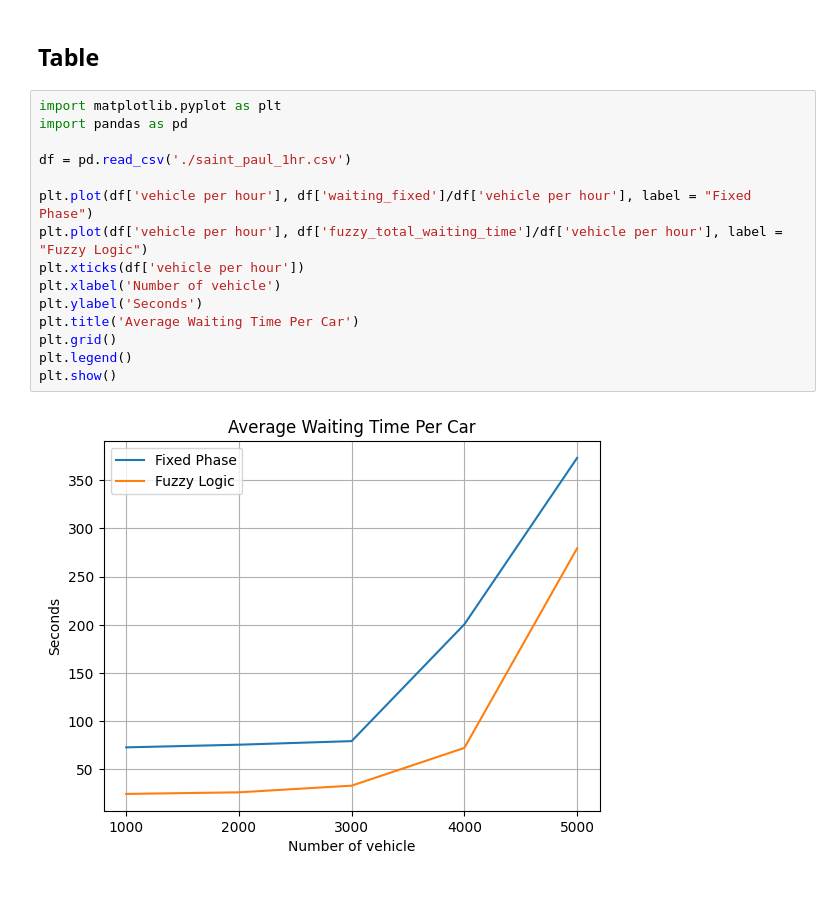
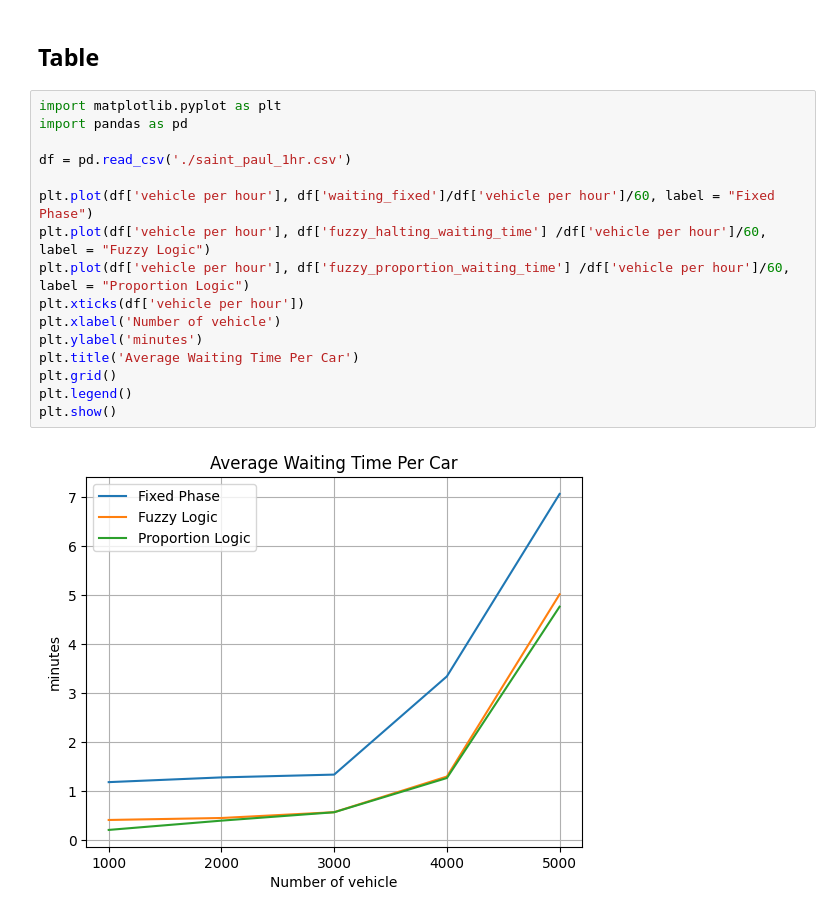
Before and after one commit to giftnichakul/deeprl-traffic-control, a Jupyter notebook: main.ipynb, the cells around one changed output. Drawn from its saved outputs; the diff is of its cells as text.

```diff
--- a/main.ipynb
+++ b/main.ipynb
@@ -117,17 +150,18 @@ traci.close()
 # %%
 import matplotlib.pyplot as plt
 import pandas as pd
 
 df = pd.read_csv('./saint_paul_1hr.csv')
 
-plt.plot(df['vehicle per hour'], df['waiting_fixed']/df['vehicle per hour'], label = "Fixed Phase")
-plt.plot(df['vehicle per hour'], df['fuzzy_total_waiting_time']/df['vehicle per hour'], label = "Fuzzy Logic")
+plt.plot(df['vehicle per hour'], df['waiting_fixed']/df['vehicle per hour']/60, label = "Fixed Phase")
+plt.plot(df['vehicle per hour'], df['fuzzy_halting_waiting_time'] /df['vehicle per hour']/60, label = "Fuzzy Logic")
+plt.plot(df['vehicle per hour'], df['fuzzy_proportion_waiting_time'] /df['vehicle per hour']/60, label = "Proportion Logic")
 plt.xticks(df['vehicle per hour'])
 plt.xlabel('Number of vehicle')
-plt.ylabel('Seconds')
+plt.ylabel('minutes')
 plt.title('Average Waiting Time Per Car')
 plt.grid()
 plt.legend()
 plt.show()
 # %% [output]
-[figure, old version]
+[figure, new version]
```
Also changed, not shown: parts of 18 cells of this notebook, 8 other files.
